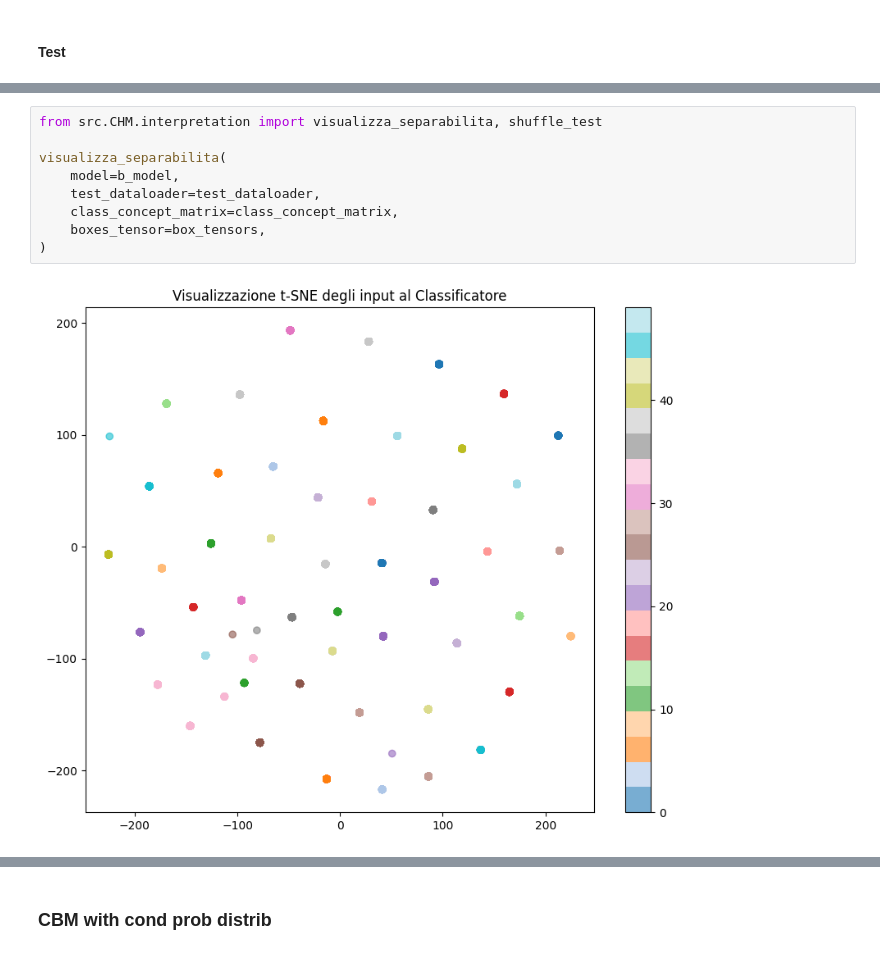
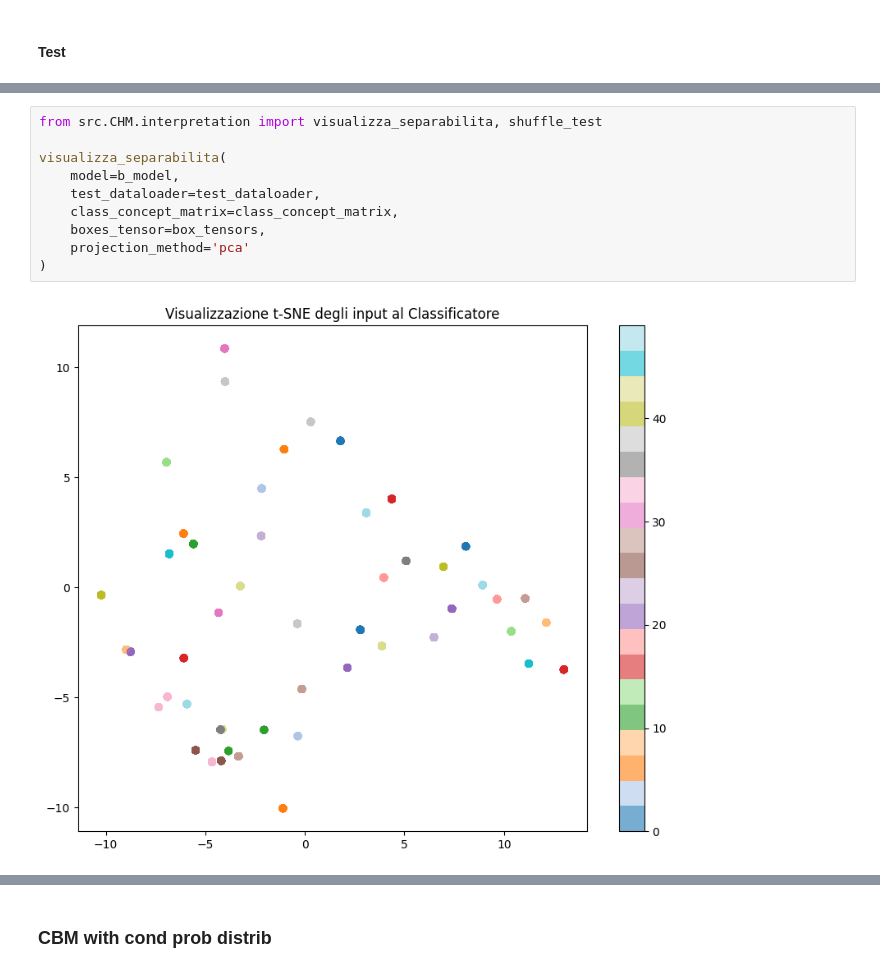
Before and after one commit to stefano-gamba/BoxEmbeddingCBM, a Jupyter notebook: notebooks/independent_training.ipynb, the cells around one changed output, grey strips where cells are left out. Saved outputs shown, nothing was run; the diff lists cells and outputs as text.

```diff
--- a/notebooks/independent_training.ipynb
+++ b/notebooks/independent_training.ipynb
@@ -309,13 +283,14 @@ True
 # %%
 from src.CHM.interpretation import visualizza_separabilita, shuffle_test
 
 visualizza_separabilita(
     model=b_model,
     test_dataloader=test_dataloader,
     class_concept_matrix=class_concept_matrix,
     boxes_tensor=box_tensors,
+    projection_method='pca'
 )
 # %% [output]
-[figure, old version]
+[figure, new version]
 # %%
 shuffle_test(b_model, test_dataloader, class_concept_matrix, box_tensors)
```
Also changed, not shown: parts of 30 cells of this notebook, 3 other files.
